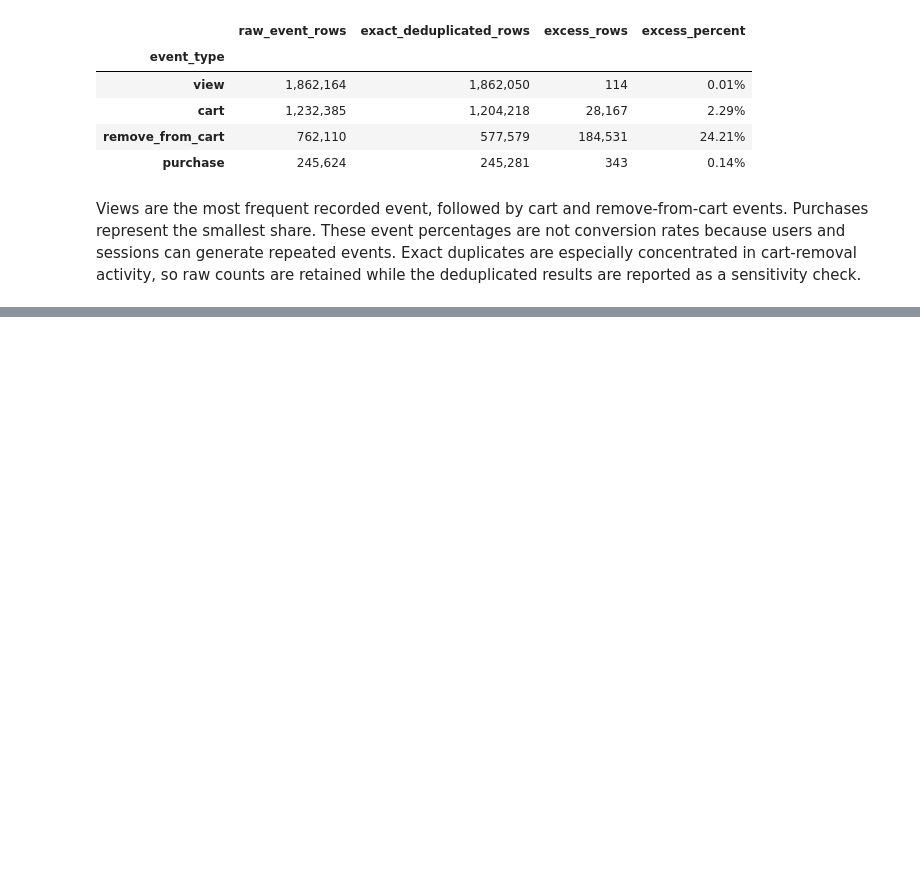
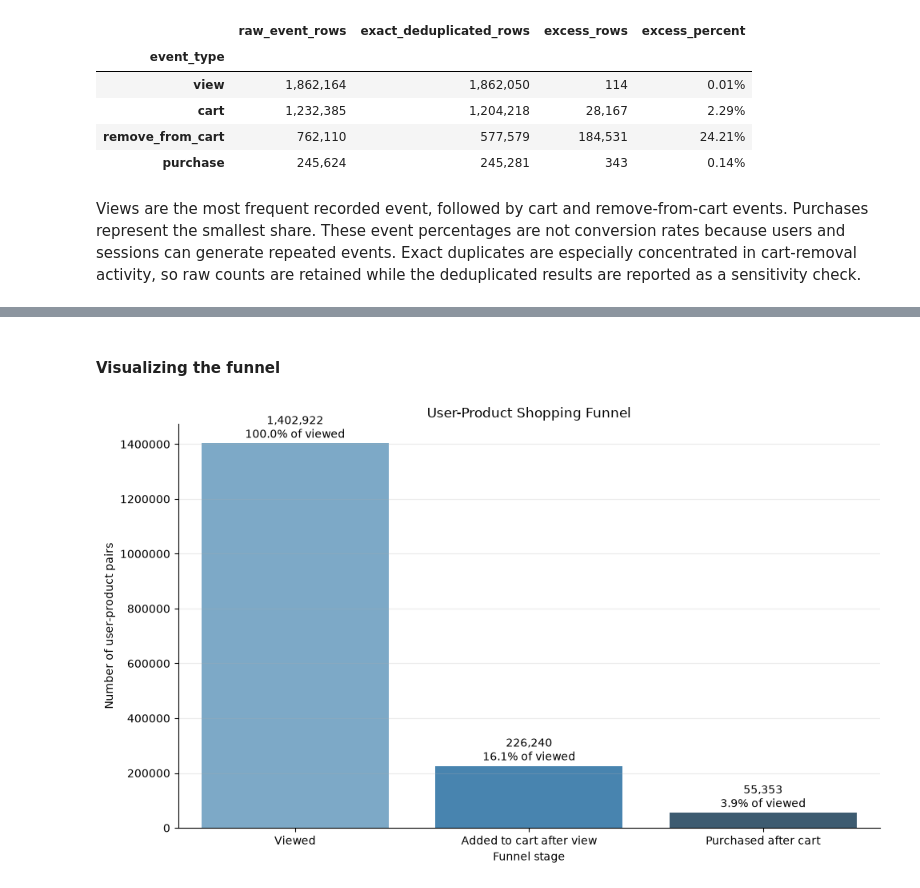
Before and after one commit to moriyuko/ecommerce-product-analysis, a Jupyter notebook: notebook.ipynb, the cells around one changed output, grey strips where cells are left out. Saved outputs shown, nothing was run; the diff lists cells and outputs as text; code cells hidden in the pictures; blank space fills up the shorter version.

Commit message:
build funnels

```diff
--- a/notebook.ipynb
+++ b/notebook.ipynb
@@ -589,0 +627,13 @@ Views are the most frequent recorded event, followed by cart and remove-from-car
+# %%
+first_views = (
+    funnel_events.loc[
+        funnel_events["event_type"].eq("view")
+    ]
+    .drop_duplicates(FUNNEL_KEYS, keep="first")
+    [FUNNEL_KEYS + ["event_time", "event_order"]]
+    .rename(columns={
+        "event_time": "first_view_time",
+        "event_order": "first_view_order",
+    })
+)
+first_views.head()
@@ -589,0 +832,60 @@ Views are the most frequent recorded event, followed by cart and remove-from-car
+# %% [markdown]
+#### Visualizing the funnel
+# %%
+funnel_stages = pd.DataFrame({
+    "stage": [
+        "Viewed",
+        "Added to cart after view",
+        "Purchased after cart",
+    ],
+    "user_product_pairs": [
+        view_count,
+        cart_count,
+        purchase_count,
+    ],
+})
+
+funnel_stages["percent_of_viewed"] = (
+    funnel_stages["user_product_pairs"]
+    .div(view_count)
+    .mul(100)
+)
+
+fig, ax = plt.subplots(figsize=(10, 6))
+
+sns.barplot(
+    data=funnel_stages,
+    x="stage",
+    y="user_product_pairs",
+    hue="stage",
+    palette="Blues_d",
+    legend=False,
+    ax=ax,
+)
+
+for bar, row in zip(ax.patches, funnel_stages.itertuples()):
+    ax.annotate(
+        (
+            f"{row.user_product_pairs:,.0f}\n"
+            f"{row.percent_of_viewed:.1f}% of viewed"
+        ),
+        (
+            bar.get_x() + bar.get_width() / 2,
+            bar.get_height(),
+        ),
+        xytext=(0, 5),
+        textcoords="offset points",
+        ha="center",
+    )
+
+ax.set_title("User-Product Shopping Funnel")
+ax.set_xlabel("Funnel stage")
+ax.set_ylabel("Number of user-product pairs")
+ax.ticklabel_format(style="plain", axis="y")
+ax.grid(axis="y", alpha=0.25)
+
+sns.despine()
+plt.tight_layout()
+plt.show()
+# %% [output]
+[figure, added]
```
Also changed, not shown: parts of 32 cells of this notebook.
